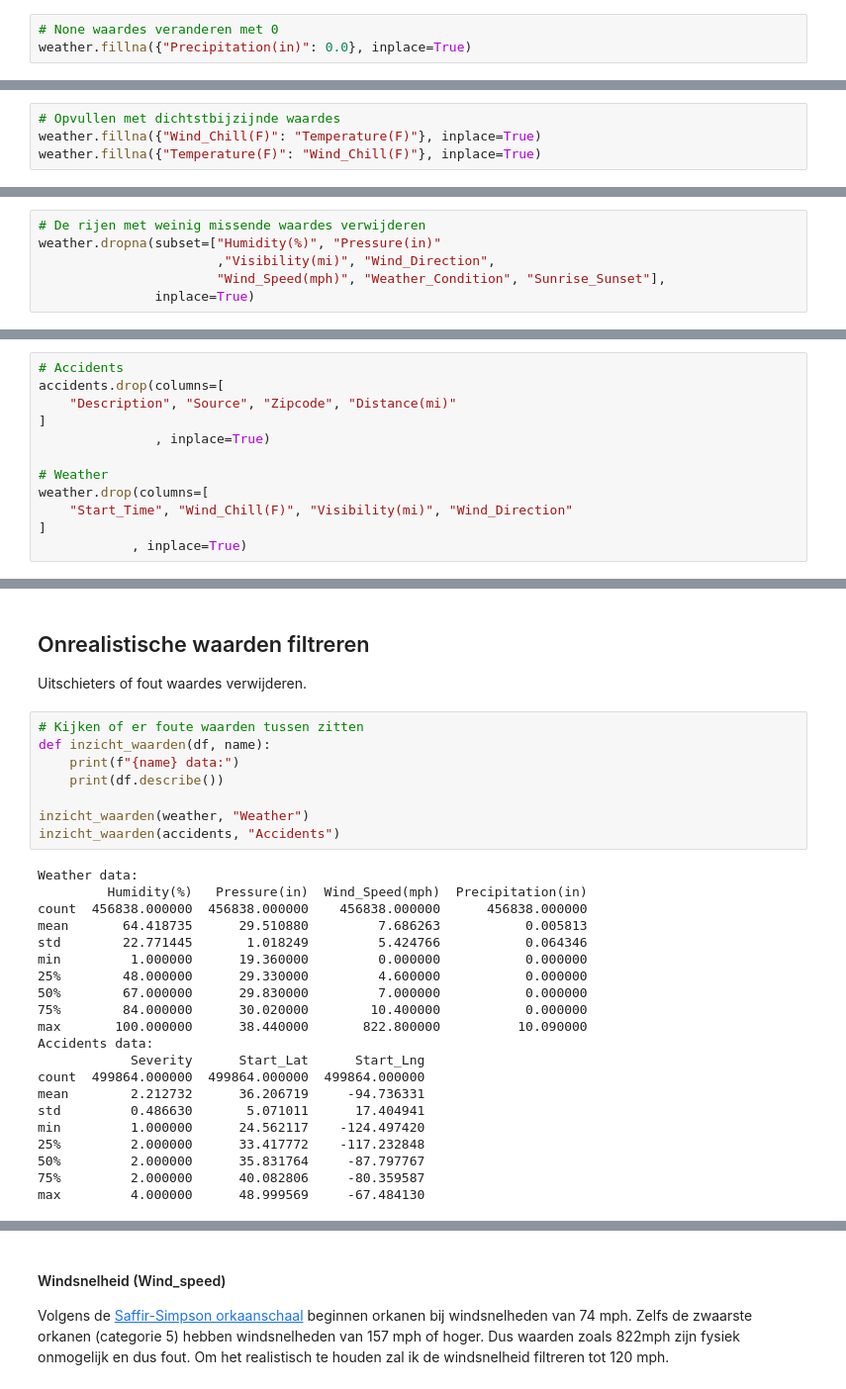
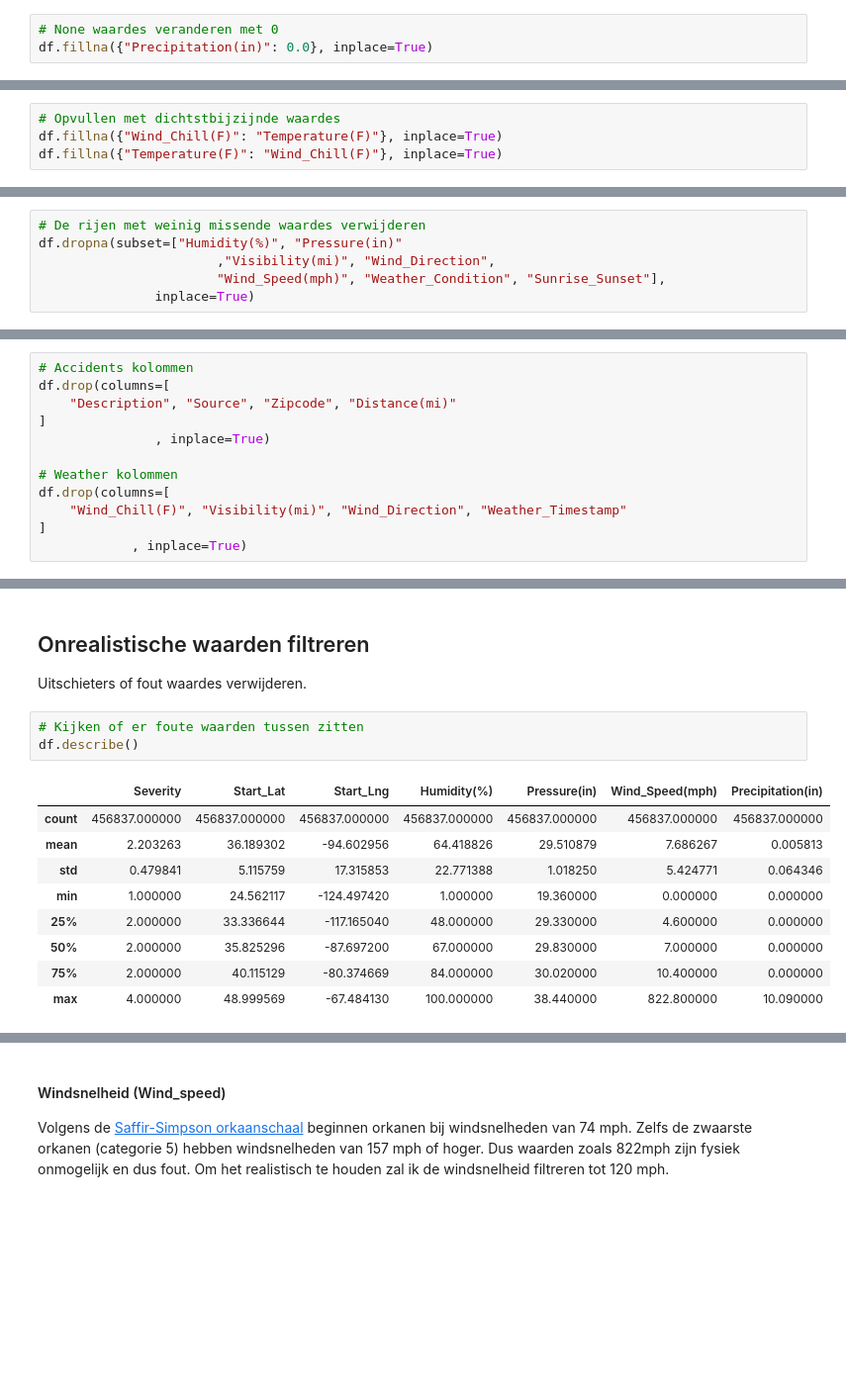
Before and after one commit to inalbekir/Portfolio, a Jupyter notebook: main.ipynb, the cells around one changed output, grey strips where cells are left out. Shown: that part at 99% size. Drawn from its saved outputs; the diff is of its cells as text; blank space fills up the shorter version.

```diff
--- a/main.ipynb
+++ b/main.ipynb
@@ -83,7 +134,7 @@ accidents.dropna(subset=["Description", "City", "Zipcode"], inplace=True)
 In de kolom 'Precipitation(in)' zitten veel missende waarden. Aangezien waarschijnlijk in de meeste geval niet regenen of sneeuwen betekent dat er geen regen of sneeuw is gevallen, besloot ik om de missende waarden met '0.0' te invullen. Zo heb ik geen dataverlies en kan werken met deze kolom.
 # %%
 # None waardes veranderen met 0
-weather.fillna({"Precipitation(in)": 0.0}, inplace=True)
+df.fillna({"Precipitation(in)": 0.0}, inplace=True)
 # %% [markdown]
 Als je kijkt naar de Wind_Chill(F) kolom, zie je dat het meestaal heel dichtbij of soms helemaal hetzelfde is met de Temperature(F) kolom. Dit betekent dat de NaN waardes gewoon met de waardes van Temperature(F) opgevuld kan worden. Dit geldt ook voor de kolom Temperature(F).
 # %%
@@ -97,13 +148,13 @@ weather[["Wind_Chill(F)","Temperature(F)"]].head()
 | 4 | 42.0 | 42.0 |
 # %%
 # Opvullen met dichtstbijzijnde waardes
-weather.fillna({"Wind_Chill(F)": "Temperature(F)"}, inplace=True)
-weather.fillna({"Temperature(F)": "Wind_Chill(F)"}, inplace=True)
+df.fillna({"Wind_Chill(F)": "Temperature(F)"}, inplace=True)
+df.fillna({"Temperature(F)": "Wind_Chill(F)"}, inplace=True)
 # %% [markdown]
 Omdat de resterende kolommen heel weinig NaN waardes bevatten, kunnen de rijen met de NaN values gelijk werwijderd kan worden. Dit heeft geen effect op de analyse en de data begrijpelijker.
 # %%
 # De rijen met weinig missende waardes verwijderen
-weather.dropna(subset=["Humidity(%)", "Pressure(in)"
+df.dropna(subset=["Humidity(%)", "Pressure(in)"
                        ,"Visibility(mi)", "Wind_Direction",
                        "Wind_Speed(mph)", "Weather_Condition", "Sunrise_Sunset"],
                inplace=True)
@@ -153,15 +184,15 @@ dtype: float64
 ## Onnodige Kolommen verwijderen
 Om de data overzichtelijk te houden, onnodig geheugengebruik te voorkomen en alleen met kolommen te werken die relevant zijn voor de analyse, is het handig om een paar overbodige kolommen te verwijderen.
 # %%
-# Accidents
-accidents.drop(columns=[
+# Accidents kolommen
+df.drop(columns=[
     "Description", "Source", "Zipcode", "Distance(mi)"
 ]
                , inplace=True)
 
-# Weather
-weather.drop(columns=[
-    "Start_Time", "Wind_Chill(F)", "Visibility(mi)", "Wind_Direction"
+# Weather kolommen
+df.drop(columns=[
+    "Wind_Chill(F)", "Visibility(mi)", "Wind_Direction", "Weather_Timestamp"
 ]
             , inplace=True)
 # %%
@@ -182,31 +210,15 @@ Index(['ID', 'Severity', 'Start_Time', 'End_Time', 'Start_Lat', 'Start_Lng',
 Uitschieters of fout waardes verwijderen.
 # %%
 # Kijken of er foute waarden tussen zitten
-def inzicht_waarden(df, name):
-    print(f"{name} data:")
-    print(df.describe())
-
-inzicht_waarden(weather, "Weather")
-inzicht_waarden(accidents, "Accidents")
+df.describe()
 # %% [output]
-Weather data:
-         Humidity(%)   Pressure(in)  Wind_Speed(mph)  Precipitation(in)
-count  456838.000000  456838.000000    456838.000000      456838.000000
-mean       64.418735      29.510880         7.686263           0.005813
-std        22.771445       1.018249         5.424766           0.064346
-min         1.000000      19.360000         0.000000           0.000000
-25%        48.000000      29.330000         4.600000           0.000000
-50%        67.000000      29.830000         7.000000           0.000000
-75%        84.000000      30.020000        10.400000           0.000000
-max       100.000000      38.440000       822.800000          10.090000
-Accidents data:
-            Severity      Start_Lat      Start_Lng
-count  499864.000000  499864.000000  499864.000000
-mean        2.212732      36.206719     -94.736331
-std         0.486630       5.071011      17.404941
-min         1.000000      24.562117    -124.497420
-25%         2.000000      33.417772    -117.232848
-50%         2.000000      35.831764     -87.797767
-75%         2.000000      40.082806     -80.359587
-max         4.000000      48.999569     -67.484130
+|  | Severity | Start_Lat | Start_Lng | Humidity(%) | Pressure(in) | Wind_Speed(mph) | Precipitation(in) |
+| count | 456837.000000 | 456837.000000 | 456837.000000 | 456837.000000 | 456837.000000 | 456837.000000 | 456837.000000 |
+| mean | 2.203263 | 36.189302 | -94.602956 | 64.418826 | 29.510879 | 7.686267 | 0.005813 |
+| std | 0.479841 | 5.115759 | 17.315853 | 22.771388 | 1.018250 | 5.424771 | 0.064346 |
+| min | 1.000000 | 24.562117 | -124.497420 | 1.000000 | 19.360000 | 0.000000 | 0.000000 |
+| 25% | 2.000000 | 33.336644 | -117.165040 | 48.000000 | 29.330000 | 4.600000 | 0.000000 |
+| 50% | 2.000000 | 35.825296 | -87.697200 | 67.000000 | 29.830000 | 7.000000 | 0.000000 |
+| 75% | 2.000000 | 40.115129 | -80.374669 | 84.000000 | 30.020000 | 10.400000 | 0.000000 |
+| max | 4.000000 | 48.999569 | -67.484130 | 100.000000 | 38.440000 | 822.800000 | 10.090000 |
 # %% [markdown]
```
Also changed, not shown: parts of 42 cells of this notebook.
